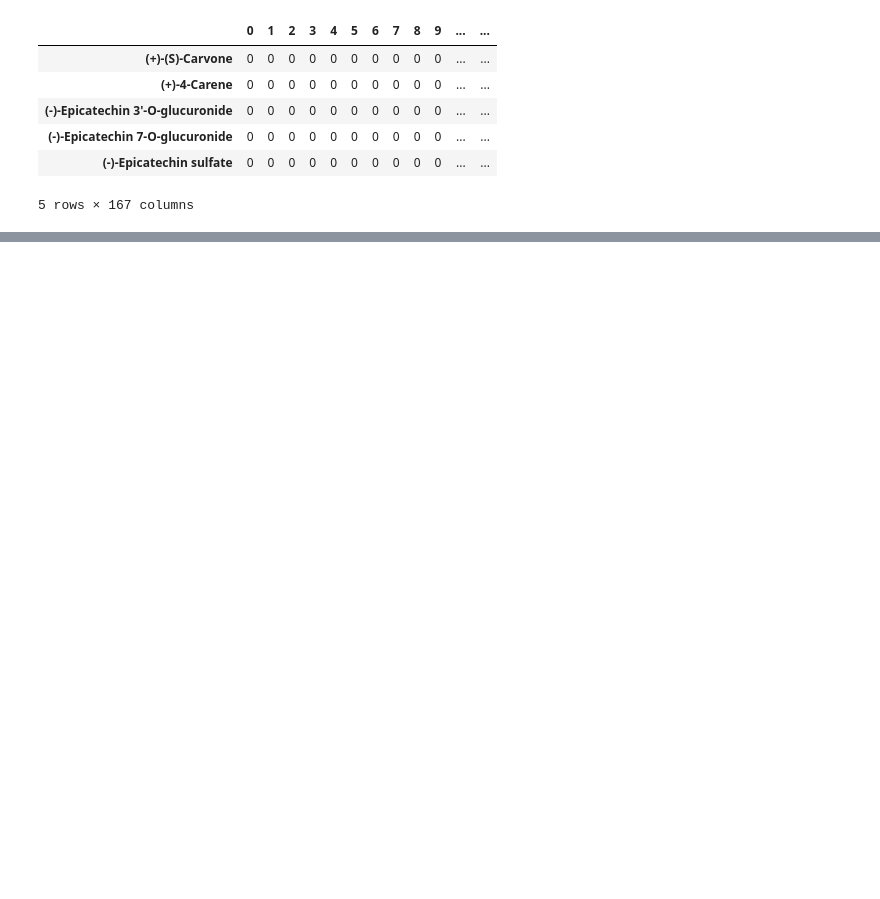
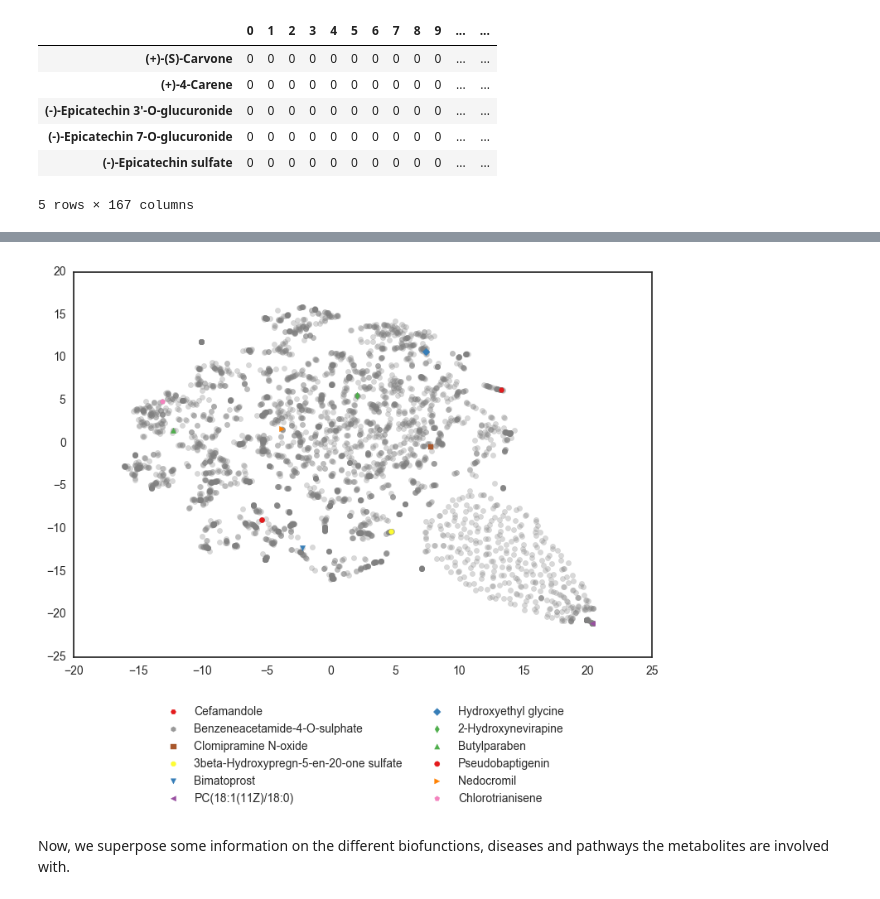
Before and after one commit to MichielStock/Just_for_fun, a Jupyter notebook: Urine_metabolomics/Notebooks/tSNE-plot_urine_metabolome.ipynb, the cells around one changed output, grey strips where cells are left out. Saved outputs shown, nothing was run; the diff lists cells and outputs as text; code cells hidden in the pictures; blank space fills up the shorter version.

```diff
--- a/Urine_metabolomics/Notebooks/tSNE-plot_urine_metabolome.ipynb
+++ b/Urine_metabolomics/Notebooks/tSNE-plot_urine_metabolome.ipynb
@@ -108,20 +141,24 @@ fig.savefig('../Figures/metabolites_clustering.pdf')
 # %%
 from random import randint
 
 fig, ax = plt.subplots(figsize=(9, 6))
 ax.scatter(X[:,0], X[:,1], color='gray', alpha=0.3)
 
 clusters_to_pick = set(cluster_ids)
 
 while len(clusters_to_pick):
     i = randint(0, n_molecules-1)
     cl_ind = cluster_ids[i]
-    if cl_ind in clusters_to_pick:
+    if cl_ind in clusters_to_pick and len(fingerprints.index[i]) < 80:
         clusters_to_pick.remove(cl_ind)
         ax.scatter(X[i,0], X[i,1], marker=filled_markers[cl_ind], color=colors_cluster[cl_ind], label=fingerprints.index[i])
 
-ax.legend(loc=9, bbox_to_anchor=(0.5, -0.1), ncol=2)
-fig.savefig('../Figures/metabolites_cluster_examples.pdf')
+lgd = ax.legend(loc=9, bbox_to_anchor=(0.5, -0.1), ncol=2)
+fig.savefig('../Figures/metabolites_cluster_examples.pdf', bbox_extra_artists=(lgd,), bbox_inches='tight')
+# %% [output]
+[figure, added]
+# %% [markdown]
+Now, we superpose some information on the different biofunctions, diseases and pathways the metabolites are involved with.
 # %%
 diseases = []
 biofunctions = []
```
Also changed, not shown: parts of 31 cells of this notebook, 2 other files.
